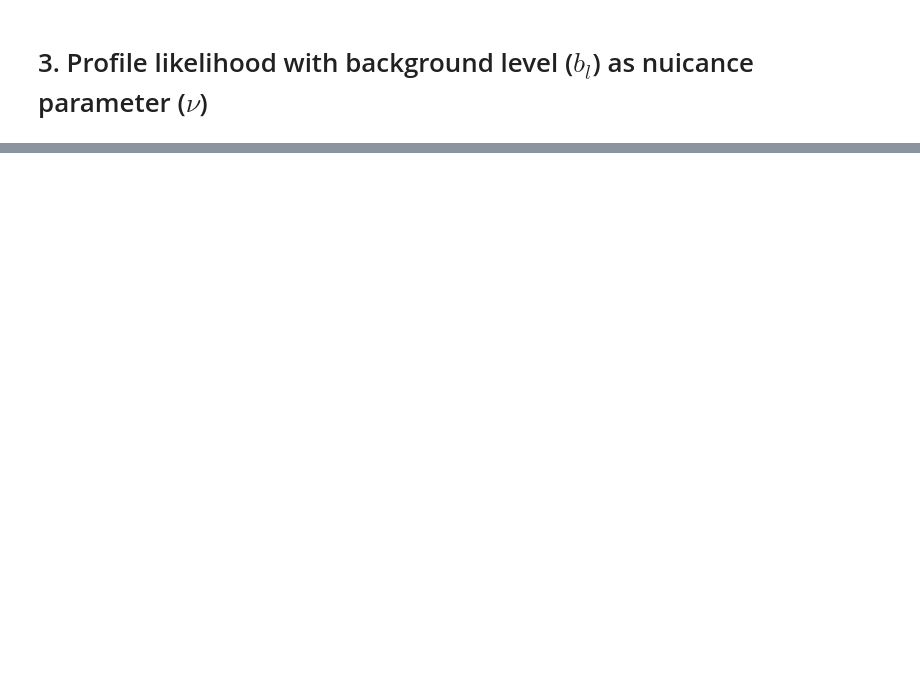
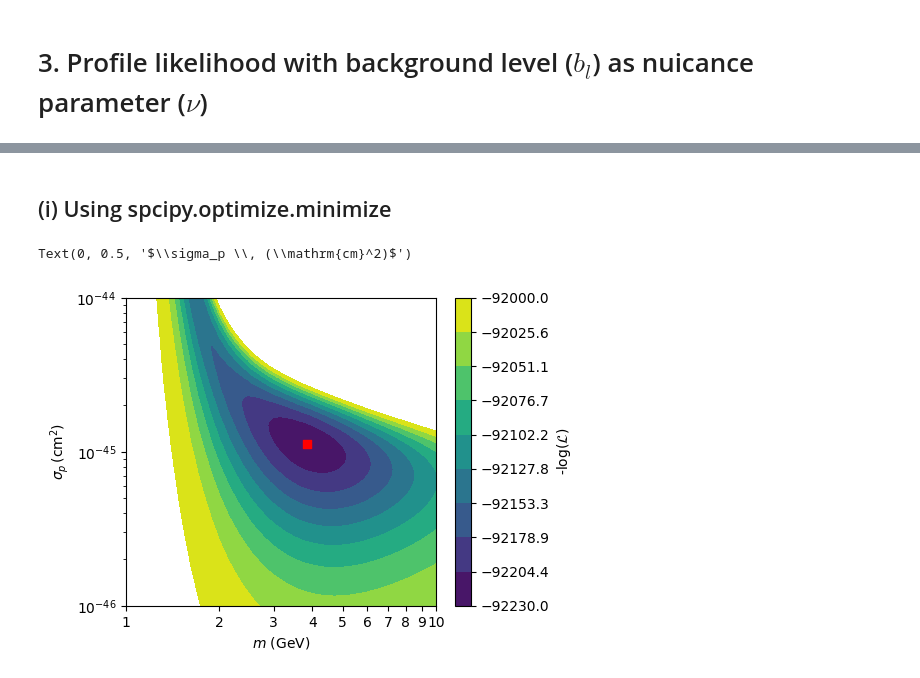
Before and after one commit to Manush19/MWlocalDM, a Jupyter notebook: Notebooks/Nuclear_recoil.ipynb, the cells around one changed output, grey strips where cells are left out. Saved outputs shown, nothing was run; the diff lists cells and outputs as text; code cells hidden in the pictures; blank space fills up the shorter version.

```diff
--- a/Notebooks/Nuclear_recoil.ipynb
+++ b/Notebooks/Nuclear_recoil.ipynb
@@ -369,0 +241,50 @@ ax.set_ylim(1e-48,1e-44)
+# %%
+mocksample = nrb.mocksample(mdm=4., σp=1e-45, bl=0.001, seed=5111)
+# %%
+from project.recoil import ProfileLikelihood
+
+pfl = ProfileLikelihood(nr=nrb, sample_dict=mocksample)
+# %% [markdown]
+## (i) Using spcipy.optimize.minimize
+# %%
+from scipy.optimize import minimize
+from tqdm.notebook import tqdm
+import warnings
+warnings.filterwarnings('ignore', message = 'invalid value encountered in log')
+
+Ngrid = 100
+Mdm = np.logspace(0, 1, Ngrid)
+Sdm = np.logspace(-46, -44, Ngrid)
+
+Mgrid, Sgrid = np.zeros([Ngrid]*2), np.zeros([Ngrid]*2)
+LL = np.zeros([Ngrid, Ngrid])
+BL = np.zeros([Ngrid, Ngrid])
+for i,mdm in tqdm(enumerate(Mdm)):
+    for j,sdm in enumerate(Sdm):
+        pfl.mdm_sdm(mdm=mdm, σp=sdm)
+        bl = minimize(pfl.nllike, x0 = 1e-3).x[0]
+        BL[i,j] = bl
+        LL[i,j] = pfl.nllike(bl)
+        Mgrid[i,j] = mdm
+        Sgrid[i,j] = sdm
+# %%
+fig,ax = plt.subplots(figsize=(5,4))
+
+ll_levels = np.linspace(-9.223e4, -9.2e4, 10)
+cf = ax.contourf(Mgrid, Sgrid, LL, levels = ll_levels, cmap = 'viridis',norm = 'linear')
+cb = fig.colorbar(cf, label = '-log($\mathcal{L}$)')
+
+indx = np.where(LL == np.min(LL))
+ax.scatter(Mgrid[indx], Sgrid[indx], c='r', marker='s')
+
+ax.set_xscale('log')
+ax.set_yscale('log')
+ax.set_xticks([1,2,3,4,5,6,7,8,9,10], [1,2,3,4,5,6,7,8,9,10])
+
+ax.set_xlabel('$m$ (GeV)')
+ax.set_ylabel('$\sigma_p \, (\mathrm{cm}^2)$')
+
+# plt.savefig('../Output/figures/nuclear/Likelihood_bl.png',bbox_inches = 'tight', dpi = 300)
+# %% [output]
+Text(0, 0.5, '$\\sigma_p \\, (\\mathrm{cm}^2)$')
+[figure, added]
```
Also changed, not shown: parts of 29 cells of this notebook, 8 other files.
